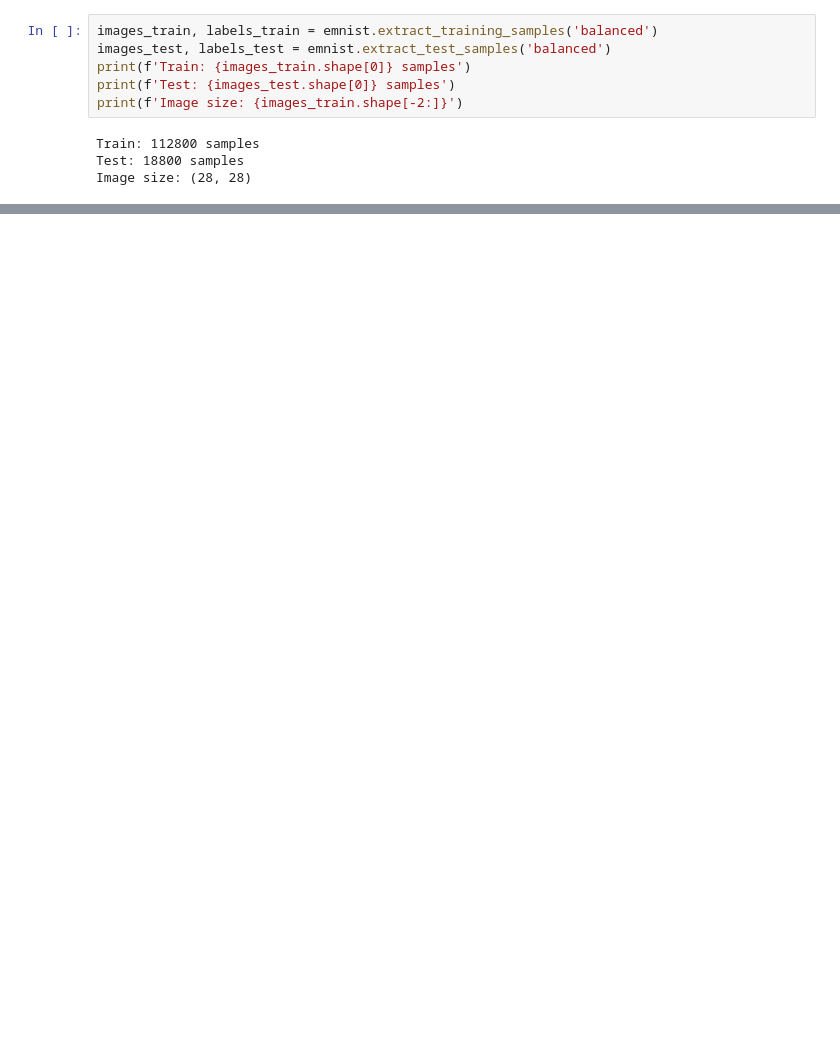
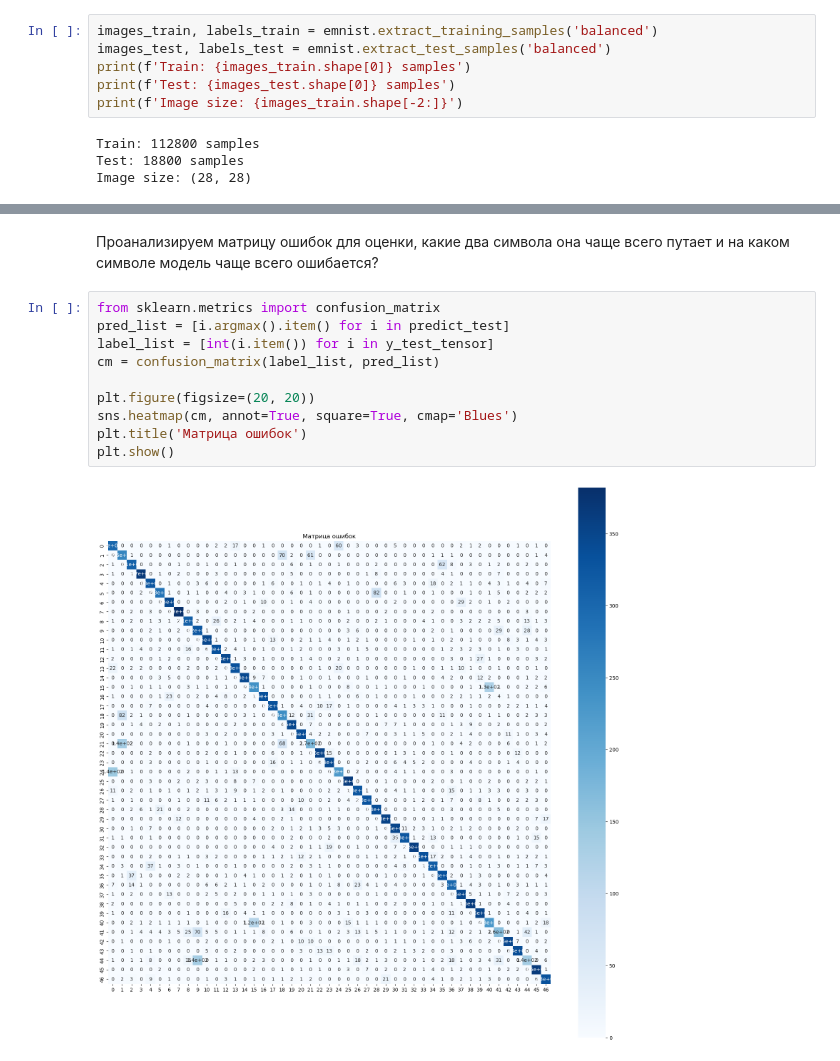
Before and after one commit to Pyfpaf/service-emnist, a Jupyter notebook: prepare_model.ipynb, the cells around one changed output, grey strips where cells are left out. Saved outputs shown, nothing was run; the diff lists cells and outputs as text; blank space fills up the shorter version.

```diff
--- a/prepare_model.ipynb
+++ b/prepare_model.ipynb
@@ -123,0 +299,14 @@ clf = ...
+# %% [markdown]
+Проанализируем матрицу ошибок для оценки, какие два символа она чаще всего путает и на каком символе модель чаще всего ошибается?
+# %%
+from sklearn.metrics import confusion_matrix
+pred_list = [i.argmax().item() for i in predict_test]
+label_list = [int(i.item()) for i in y_test_tensor]
+cm = confusion_matrix(label_list, pred_list)
+
+plt.figure(figsize=(20, 20))
+sns.heatmap(cm, annot=True, square=True, cmap='Blues')
+plt.title('Матрица ошибок')
+plt.show()
+# %% [output]
+[figure, added]
```
Also changed, not shown: parts of 33 cells of this notebook, 1 other file.
